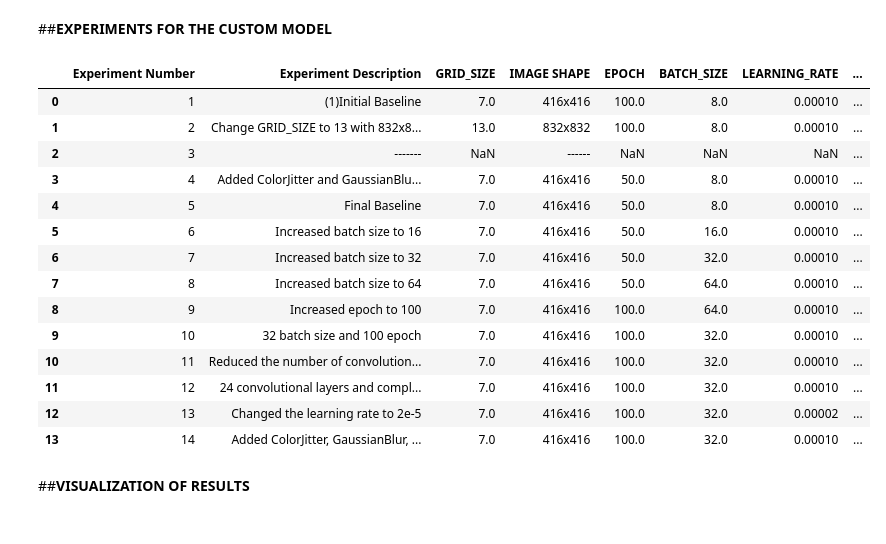
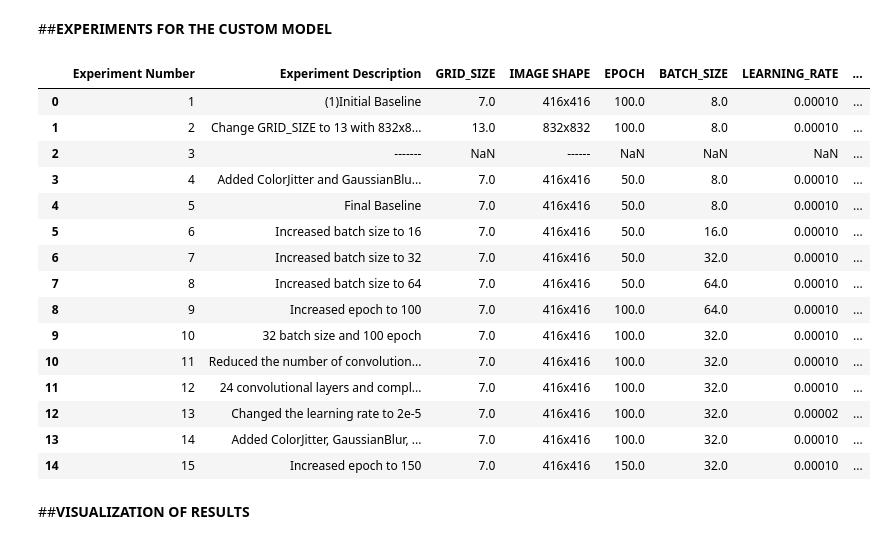
Before and after one commit to CS171-Semester-Project/traffic-sign-detection, a Jupyter notebook: traffic_sign_detection.ipynb, the cells around one changed output. Saved outputs shown, nothing was run; the diff lists cells and outputs as text; code cells hidden in the pictures.

```diff
--- a/traffic_sign_detection.ipynb
+++ b/traffic_sign_detection.ipynb
@@ -1028,7 +1026,7 @@ from IPython.display import display
 
 # Initialize the experiments data with placeholders for you to fill
 experiments_data = {
-    "Experiment Number": [1, 2, 3, 4, 5, 6, 7, 8, 9, 10, 11, 12, 13, 14],
+    "Experiment Number": [1, 2, 3, 4, 5, 6, 7, 8, 9, 10, 11, 12, 13, 14, 15],
     "Experiment Description": [
         "(1)Initial Baseline",
         "Change GRID_SIZE to 13 with 832x832 image resize",
@@ -1043,12 +1041,14 @@ experiments_data = {
         "Reduced the number of convolutional layers",
         "24 convolutional layers and completely removed the linear layers",
         "Changed the learning rate to 2e-5",
-        "Added ColorJitter, GaussianBlur, and random scaling augmentations"
+        "Added ColorJitter, GaussianBlur, and random scaling augmentations",
+        "Increased epoch to 150"
     ],
     "GRID_SIZE": [
         7, # Baseline score from previous evaluation
         13,
         None,
+        7,
         7,
         7,
         7,
@@ -1075,6 +1075,7 @@ experiments_data = {
         "416x416",
         "416x416",
         "416x416",
+        "416x416",
         "416x416"
     ],
     "EPOCH": [
@@ -1091,7 +1092,8 @@ experiments_data = {
         100,
         100,
         100,
-        100
+        100,
+        150
     ],
     "BATCH_SIZE": [
         8, # Baseline score from previous evaluation
@@ -1103,6 +1105,7 @@ experiments_data = {
         32,
         64,
         64,
+        32,
         32,
         32,
         32,
@@ -1123,6 +1126,7 @@ experiments_data = {
         0.0001,
         0.0001,
         0.00002,
+        0.0001,
         0.0001
     ],
     "# of Parameters": [
@@ -1137,6 +1141,7 @@ experiments_data = {
         "85,665,769",
         "85,665,769",
         "21,070,025",
+        "60,194,777",
         "60,194,777",
         "60,194,777",
         "60,194,777"
@@ -1152,34 +1157,36 @@ experiments_data = {
         0.2675,
         0.2762,
         0.2946,
         0.2946,
         0.4129,
         0.2910,
-        0.4749
+        0.4749,
+        0.5353
     ]
 }
 
 # Create a pandas DataFrame
 experiments_df = pd.DataFrame(experiments_data)
 
 # Display the experiments table
 display(experiments_df)
 # %% [output]
 |  | Experiment Number | Experiment Description | GRID_SIZE | IMAGE SHAPE | EPOCH | BATCH_SIZE | LEARNING_RATE | ... |
 | 0 | 1 | (1)Initial Baseline | 7.0 | 416x416 | 100.0 | 8.0 | 0.00010 | ... |
 | 1 | 2 | Change GRID_SIZE to 13 with 832x8... | 13.0 | 832x832 | 100.0 | 8.0 | 0.00010 | ... |
 | 2 | 3 | ------- | NaN | ------ | NaN | NaN | NaN | ... |
 | 3 | 4 | Added ColorJitter and GaussianBlu... | 7.0 | 416x416 | 50.0 | 8.0 | 0.00010 | ... |
 | 4 | 5 | Final Baseline | 7.0 | 416x416 | 50.0 | 8.0 | 0.00010 | ... |
 | 5 | 6 | Increased batch size to 16 | 7.0 | 416x416 | 50.0 | 16.0 | 0.00010 | ... |
 | 6 | 7 | Increased batch size to 32 | 7.0 | 416x416 | 50.0 | 32.0 | 0.00010 | ... |
 | 7 | 8 | Increased batch size to 64 | 7.0 | 416x416 | 50.0 | 64.0 | 0.00010 | ... |
 | 8 | 9 | Increased epoch to 100 | 7.0 | 416x416 | 100.0 | 64.0 | 0.00010 | ... |
 | 9 | 10 | 32 batch size and 100 epoch | 7.0 | 416x416 | 100.0 | 32.0 | 0.00010 | ... |
 | 10 | 11 | Reduced the number of convolution... | 7.0 | 416x416 | 100.0 | 32.0 | 0.00010 | ... |
 | 11 | 12 | 24 convolutional layers and compl... | 7.0 | 416x416 | 100.0 | 32.0 | 0.00010 | ... |
 | 12 | 13 | Changed the learning rate to 2e-5 | 7.0 | 416x416 | 100.0 | 32.0 | 0.00002 | ... |
 | 13 | 14 | Added ColorJitter, GaussianBlur, ... | 7.0 | 416x416 | 100.0 | 32.0 | 0.00010 | ... |
+| 14 | 15 | Increased epoch to 150 | 7.0 | 416x416 | 150.0 | 32.0 | 0.00010 | ... |
 # %% [markdown]
 ##**VISUALIZATION OF RESULTS**
 # %%
```
Also changed, not shown: parts of 6 cells of this notebook.
